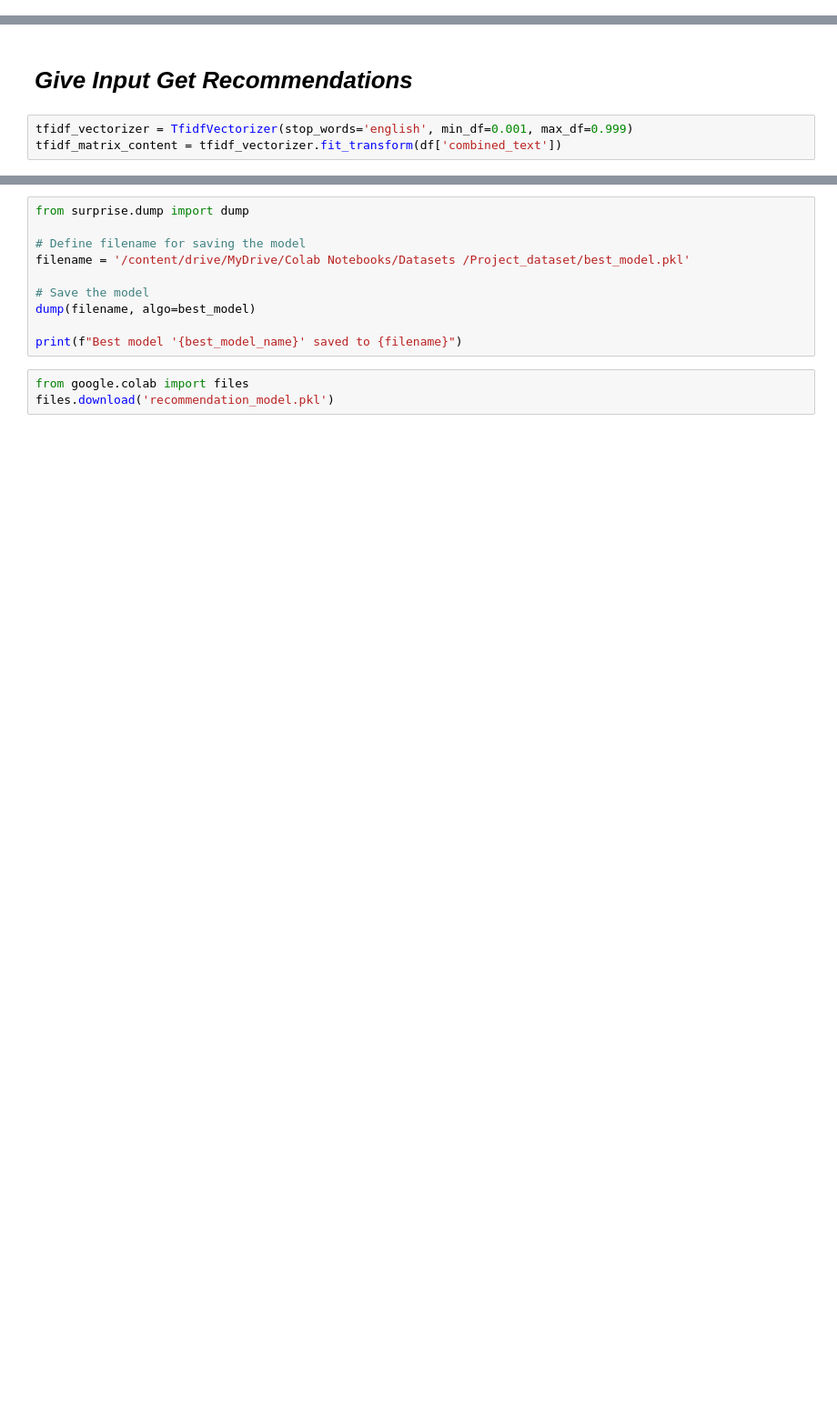
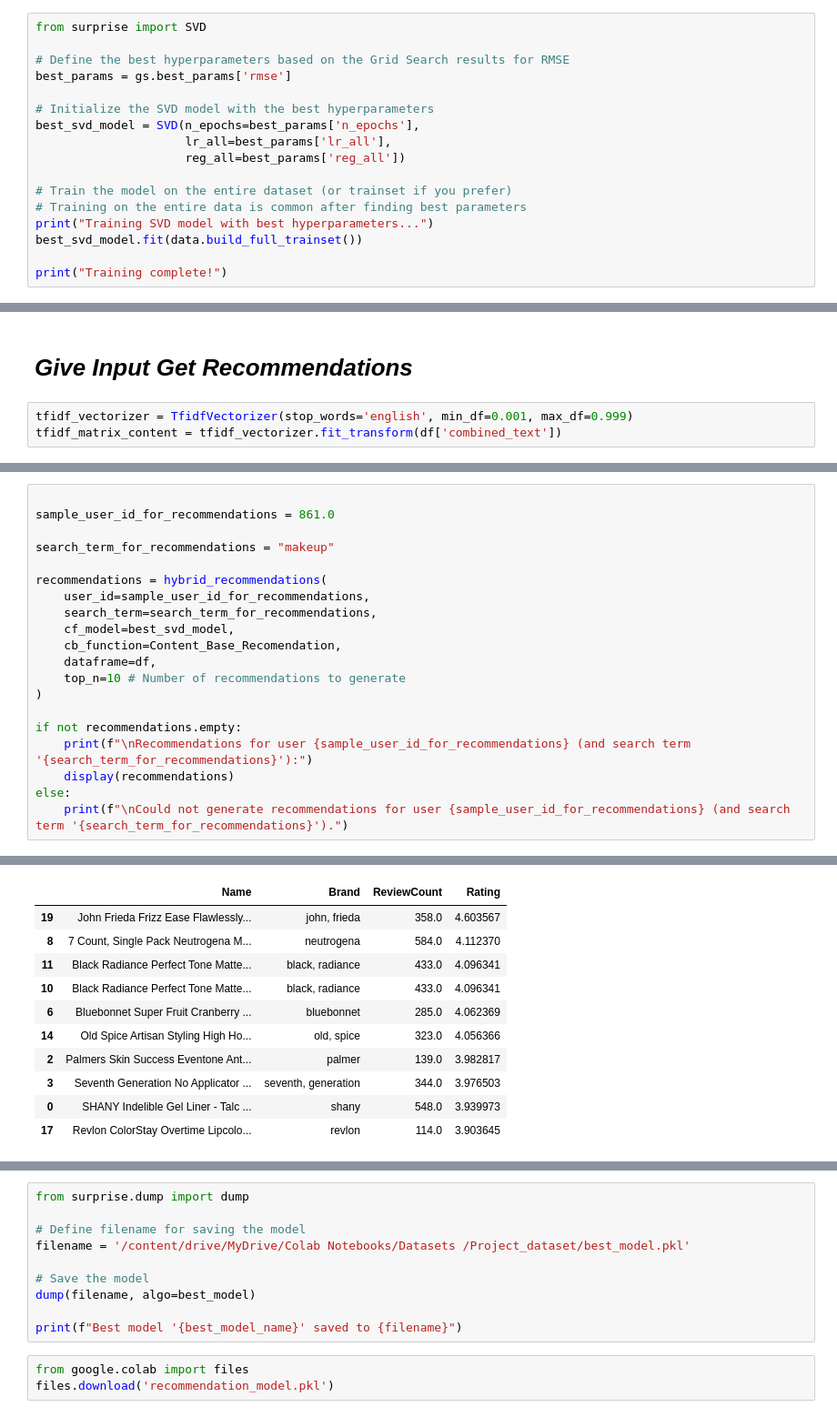
Before and after one commit to hoshikrana/Product-Recommendation-System-Project, a Jupyter notebook: Project_Product_Recommendation_system.ipynb, the cells around one changed output, grey strips where cells are left out. Shown at 91% size. Saved outputs shown, nothing was run; the diff lists cells and outputs as text; blank space fills up the shorter version.

Commit message:
Refactored recommendation logic and updated UI components

```diff
--- a/Project_Product_Recommendation_system.ipynb
+++ b/Project_Product_Recommendation_system.ipynb
@@ -470,0 +535,17 @@ KNNWithZScore:
+# %%
+from surprise import SVD
+
+# Define the best hyperparameters based on the Grid Search results for RMSE
+best_params = gs.best_params['rmse']
+
+# Initialize the SVD model with the best hyperparameters
+best_svd_model = SVD(n_epochs=best_params['n_epochs'],
+                     lr_all=best_params['lr_all'],
+                     reg_all=best_params['reg_all'])
+
+# Train the model on the entire dataset (or trainset if you prefer)
+# Training on the entire data is common after finding best parameters
+print("Training SVD model with best hyperparameters...")
+best_svd_model.fit(data.build_full_trainset())
+
+print("Training complete!")
@@ -901,0 +1008,21 @@ display(recommendations)
+# %%
+
+sample_user_id_for_recommendations = 861.0
+
+search_term_for_recommendations = "makeup"
+
+recommendations = hybrid_recommendations(
+    user_id=sample_user_id_for_recommendations,
+    search_term=search_term_for_recommendations,
+    cf_model=best_svd_model,
+    cb_function=Content_Base_Recomendation,
+    dataframe=df,
+    top_n=10 # Number of recommendations to generate
+)
+
+if not recommendations.empty:
+    print(f"\nRecommendations for user {sample_user_id_for_recommendations} (and search term '{search_term_for_recommendations}'):")
+    display(recommendations)
+else:
+    print(f"\nCould not generate recommendations for user {sample_user_id_for_recommendations} (and search term '{search_term_for_recommendations}').")
+# %% [output]
@@ -901,0 +1041,11 @@ display(recommendations)
+|  | Name | Brand | ReviewCount | Rating |
+| 19 | John Frieda Frizz Ease Flawlessly... | john, frieda | 358.0 | 4.603567 |
+| 8 | 7 Count, Single Pack Neutrogena M... | neutrogena | 584.0 | 4.112370 |
+| 11 | Black Radiance Perfect Tone Matte... | black, radiance | 433.0 | 4.096341 |
+| 10 | Black Radiance Perfect Tone Matte... | black, radiance | 433.0 | 4.096341 |
+| 6 | Bluebonnet Super Fruit Cranberry ... | bluebonnet | 285.0 | 4.062369 |
+| 14 | Old Spice Artisan Styling High Ho... | old, spice | 323.0 | 4.056366 |
+| 2 | Palmers Skin Success Eventone Ant... | palmer | 139.0 | 3.982817 |
+| 3 | Seventh Generation No Applicator ... | seventh, generation | 344.0 | 3.976503 |
+| 0 | SHANY Indelible Gel Liner - Talc ... | shany | 548.0 | 3.939973 |
+| 17 | Revlon ColorStay Overtime Lipcolo... | revlon | 114.0 | 3.903645 |
```
Also changed, not shown: parts of 17 cells of this notebook, 1 other file.
